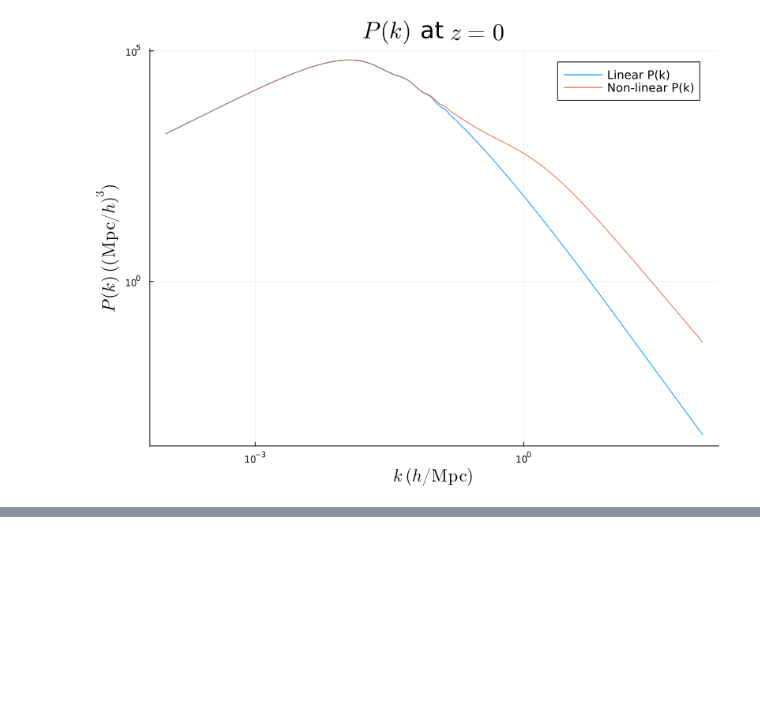
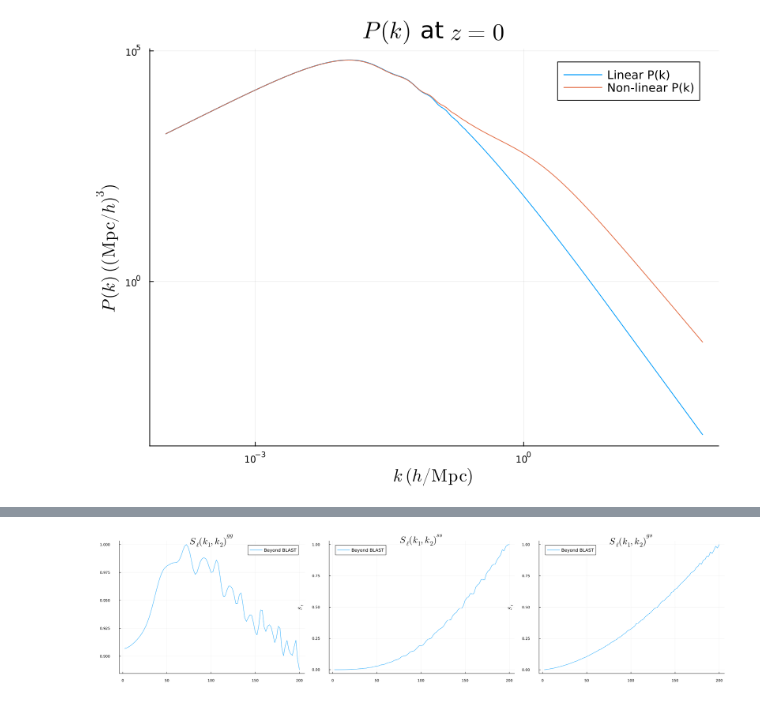
Before and after one commit to anvi-git/3D_Angular_Power_Spectrum, a Jupyter notebook: notebooks/beyond_BLAST.ipynb, the cells around one changed output, grey strips where cells are left out. Cells and saved outputs as stored; diff of their text form; code cells hidden in the pictures; blank space fills up the shorter version.

```diff
--- a/notebooks/beyond_BLAST.ipynb
+++ b/notebooks/beyond_BLAST.ipynb
@@ -525,0 +311,11 @@ p = plot(
+# %%
+# plot
+i = 2
+j = 2
+p1 =  plot(ℓ, S_lkk_gg[i,j,:]/maximum(S_lkk_gg[i,j,:]), label="Beyond BLAST", xlabel=L"\ell", ylabel=L"S_\ell", title=L"S_\ell(k_1, k_2)^{gg}")
+p2 =  plot(ℓ, S_lkk_ss[i,j,:]/maximum(S_lkk_ss[i,j,:]), label="Beyond BLAST", xlabel=L"\ell", ylabel=L"S_\ell", title=L"S_\ell(k_1, k_2)^{ss}")
+p3 =  plot(ℓ, S_lkk_gs[i,j,:]/maximum(S_lkk_gs[i,j,:]), label="Beyond BLAST", xlabel=L"\ell", ylabel=L"S_\ell", title=L"S_\ell(k_1, k_2)^{gs}")
+
+plot(p1, p2, p3, layout = (1, 3), size=(2100, 500), titlefontsize=20, legendfontsize=10)
+# %% [output]
+[figure, added]
```
Also changed, not shown: parts of 76 cells of this notebook, 4 other files.
